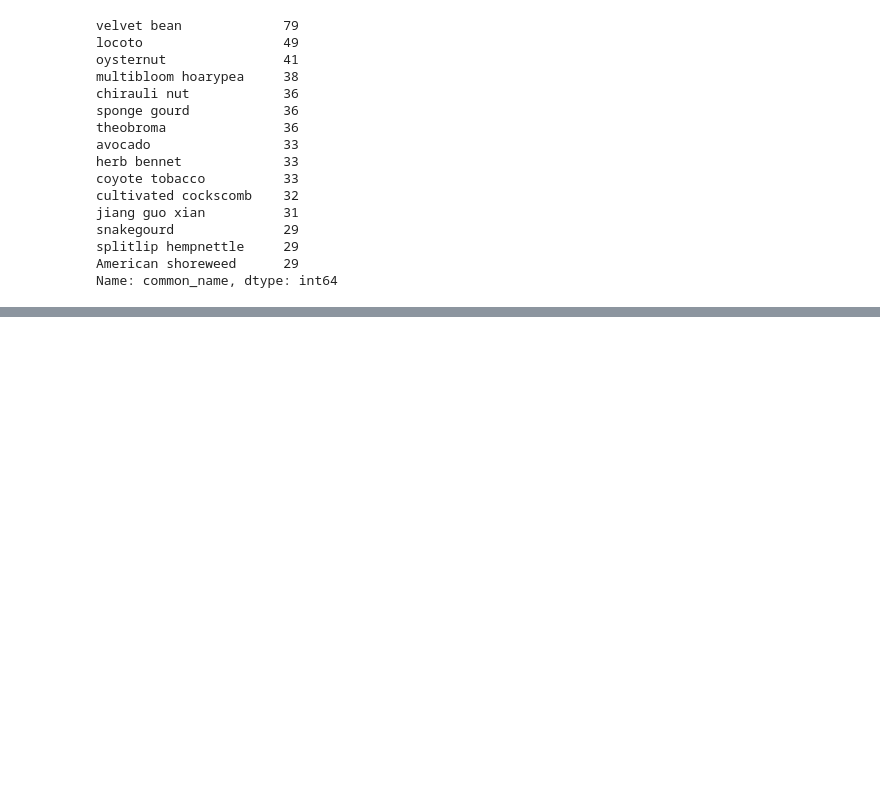
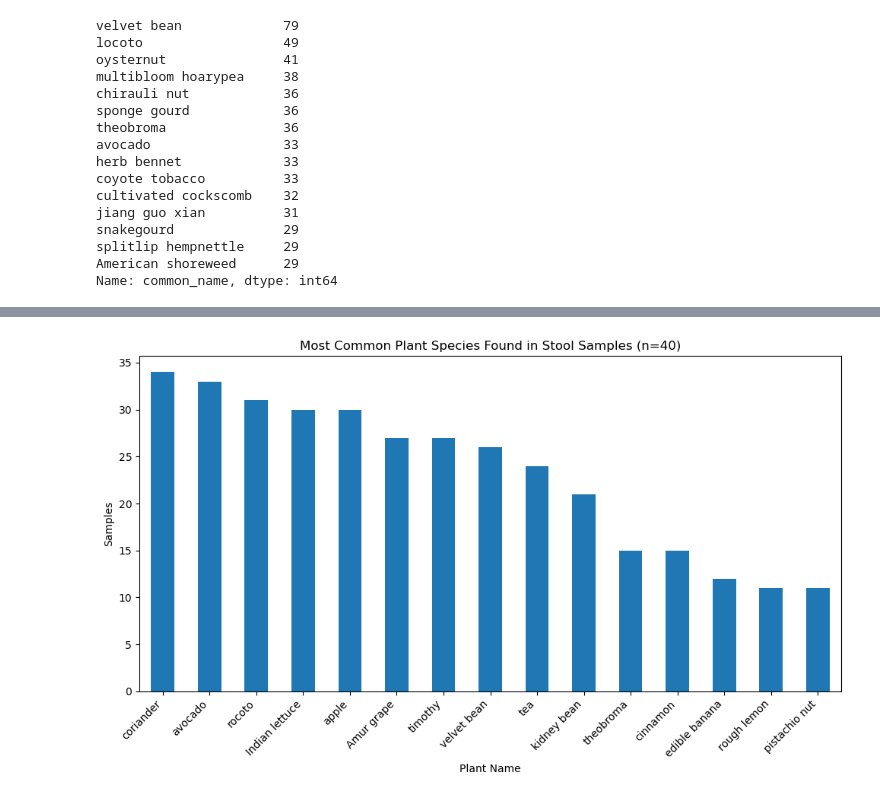
Before and after one commit to ccbaumler/2023-dietary-plants, a Jupyter notebook: Scripts/gather_results.ipynb, the cells around one changed output, grey strips where cells are left out. Saved outputs shown, nothing was run; the diff lists cells and outputs as text; code cells hidden in the pictures; blank space fills up the shorter version.

```diff
--- a/Scripts/gather_results.ipynb
+++ b/Scripts/gather_results.ipynb
@@ -278 +293,13 @@ kitchen sage            2
 Name: common_name, dtype: int64
+# %%
+data_series = final_df[cond1 & cond2 & cond3]['common_name'].value_counts()[:15]
+plt.figure(figsize=(10, 6))  # Adjust the figure size if needed
+data_series.sort_values(ascending=False).plot(kind='bar')
+plt.title("Most Common Plant Species Found in Stool Samples (n=40)")
+plt.xlabel('Plant Name')
+plt.ylabel('Samples')
+plt.xticks(rotation=45, ha='right')  # Rotate x-axis labels for better readability
+plt.tight_layout()
+plt.show()
+# %% [output]
+[figure, added]
```
Also changed, not shown: parts of 4 cells of this notebook.
